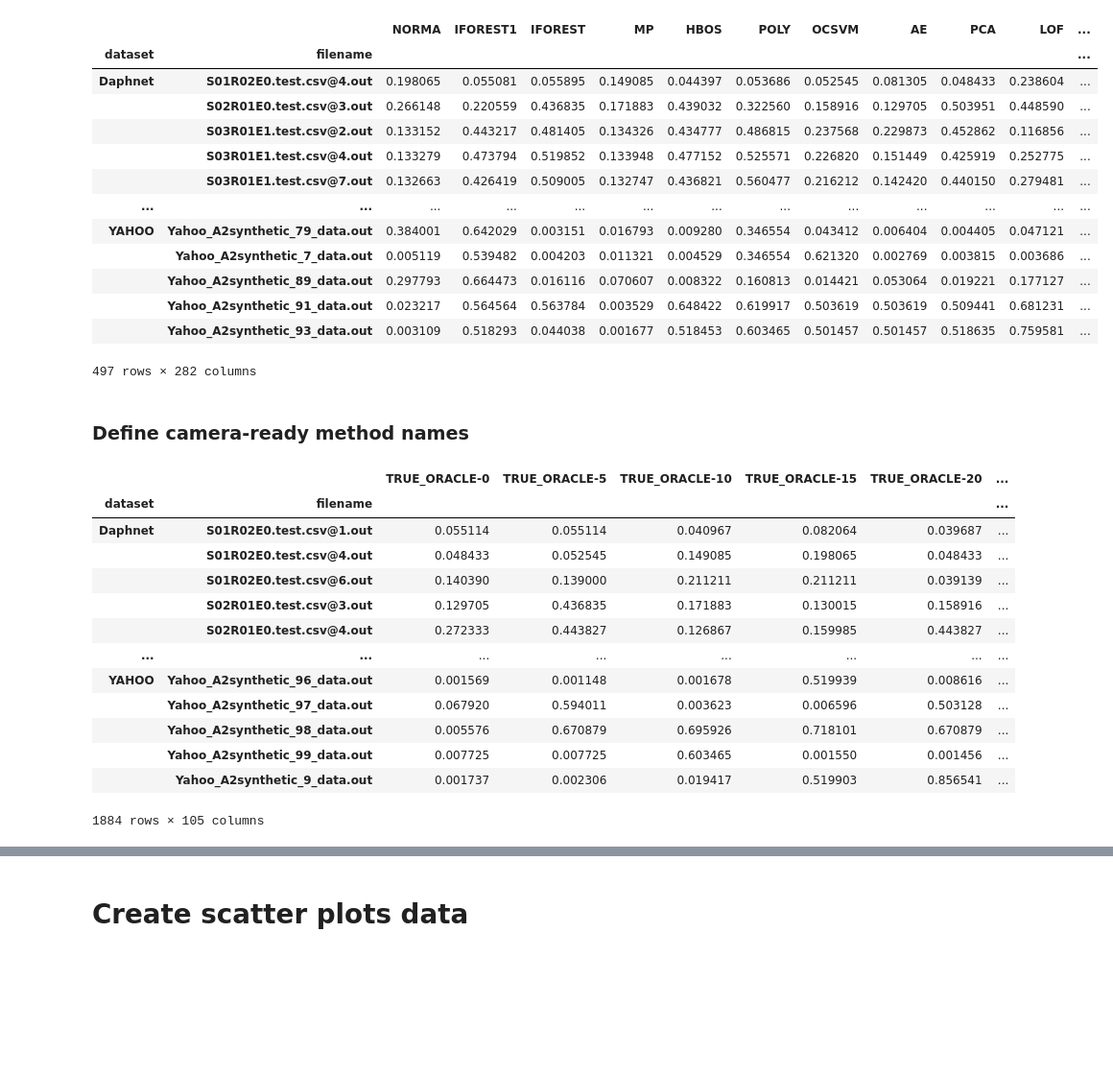
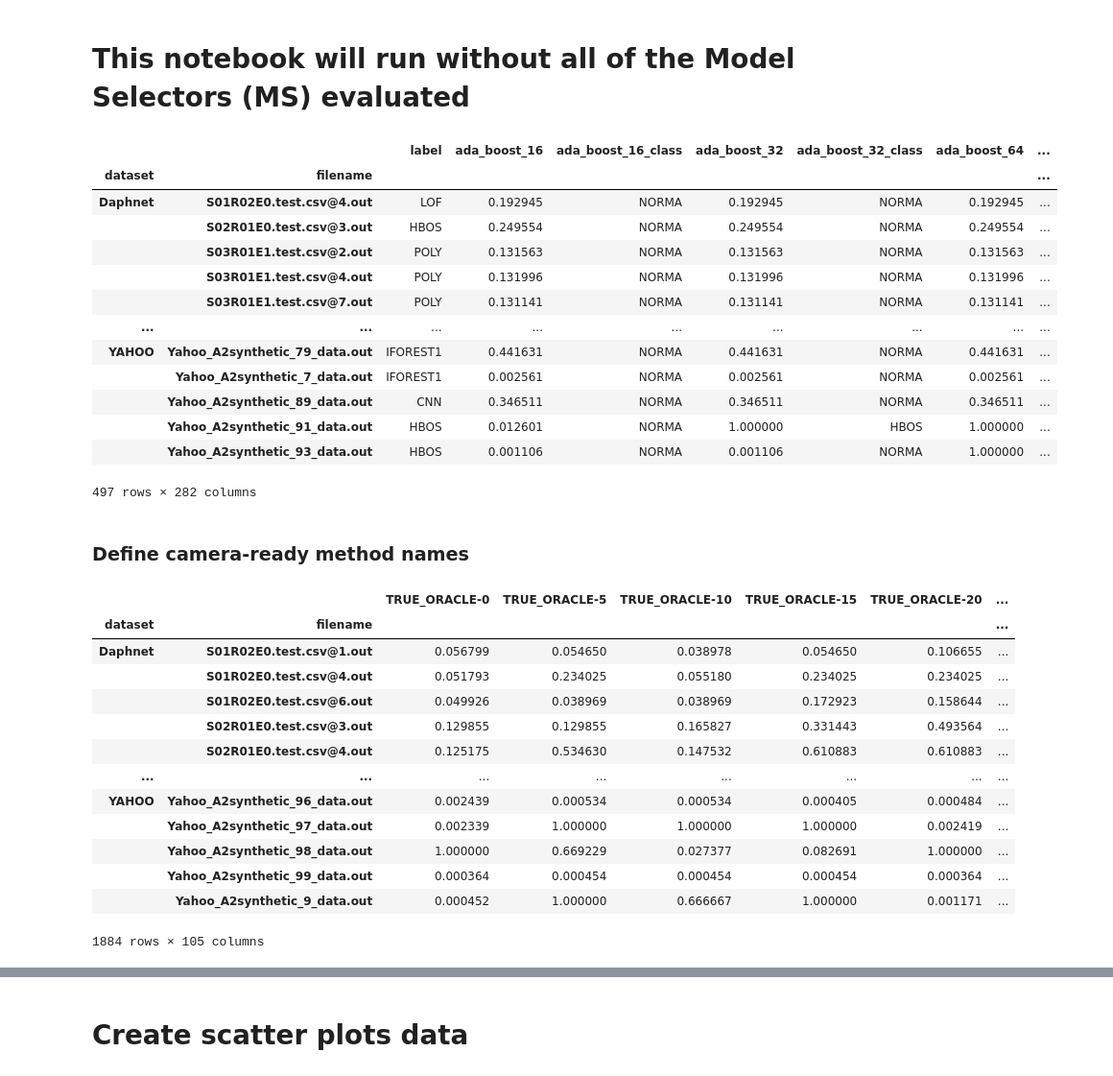
Before and after one commit to boniolp/MSAD, a Jupyter notebook: experiments/accuracy_analysis/accuracy_vs_detection.ipynb, the cells around one changed output, grey strips where cells are left out. Shown at 96% size. Drawn from its saved outputs; the diff is of its cells as text; code cells hidden in the pictures; blank space fills up the shorter version.

```diff
--- a/experiments/accuracy_analysis/accuracy_vs_detection.ipynb
+++ b/experiments/accuracy_analysis/accuracy_vs_detection.ipynb
@@ -1,3 +1,5 @@
+# %% [markdown]
+# This notebook will run without all of the Model Selectors (MS) evaluated
 # %%
 # Imports
 import pandas as pd
@@ -10,26 +12,30 @@ display(HTML("<style>.container { width:80% !important; }</style>"))
 sns.reset_defaults()
 # %%
 # Read file
-measure_name = 'VUS_PR'
-figure_path = '../../paper_submission_files/figures/{}.svg'
+measure_name = 'AUC_PR'
+# Uncomment this command and all plt.savefig(...) commands to save the generated figures
+# figure_path = 'dummy/path/{}.svg'
 
-df = pd.read_csv('../../results/accuracy/all_accuracy_{}.csv'.format(measure_name), index_col=0)
+df = pd.read_csv('../../results/accuracy/all_accuracy_{}.csv'.format(measure_name))
+if 'Unnamed: 0' in df.columns:
+    df = df.drop(labels='Unnamed: 0', axis=1)
+
 df = df.set_index(['dataset', 'filename'])
 df
 # %% [output]
-|  |  | NORMA | IFOREST1 | IFOREST | MP | HBOS | POLY | OCSVM | AE | PCA | LOF | ... |
-| dataset | filename |  |  |  |  |  |  |  |  |  |  | ... |
-| Daphnet | S01R02E0.test.csv@4.out | 0.198065 | 0.055081 | 0.055895 | 0.149085 | 0.044397 | 0.053686 | 0.052545 | 0.081305 | 0.048433 | 0.238604 | ... |
-|  | S02R01E0.test.csv@3.out | 0.266148 | 0.220559 | 0.436835 | 0.171883 | 0.439032 | 0.322560 | 0.158916 | 0.129705 | 0.503951 | 0.448590 | ... |
-|  | S03R01E1.test.csv@2.out | 0.133152 | 0.443217 | 0.481405 | 0.134326 | 0.434777 | 0.486815 | 0.237568 | 0.229873 | 0.452862 | 0.116856 | ... |
-|  | S03R01E1.test.csv@4.out | 0.133279 | 0.473794 | 0.519852 | 0.133948 | 0.477152 | 0.525571 | 0.226820 | 0.151449 | 0.425919 | 0.252775 | ... |
-|  | S03R01E1.test.csv@7.out | 0.132663 | 0.426419 | 0.509005 | 0.132747 | 0.436821 | 0.560477 | 0.216212 | 0.142420 | 0.440150 | 0.279481 | ... |
-| ... | ... | ... | ... | ... | ... | ... | ... | ... | ... | ... | ... | ... |
-| YAHOO | Yahoo_A2synthetic_79_data.out | 0.384001 | 0.642029 | 0.003151 | 0.016793 | 0.009280 | 0.346554 | 0.043412 | 0.006404 | 0.004405 | 0.047121 | ... |
-|  | Yahoo_A2synthetic_7_data.out | 0.005119 | 0.539482 | 0.004203 | 0.011321 | 0.004529 | 0.346554 | 0.621320 | 0.002769 | 0.003815 | 0.003686 | ... |
-|  | Yahoo_A2synthetic_89_data.out | 0.297793 | 0.664473 | 0.016116 | 0.070607 | 0.008322 | 0.160813 | 0.014421 | 0.053064 | 0.019221 | 0.177127 | ... |
-|  | Yahoo_A2synthetic_91_data.out | 0.023217 | 0.564564 | 0.563784 | 0.003529 | 0.648422 | 0.619917 | 0.503619 | 0.503619 | 0.509441 | 0.681231 | ... |
-|  | Yahoo_A2synthetic_93_data.out | 0.003109 | 0.518293 | 0.044038 | 0.001677 | 0.518453 | 0.603465 | 0.501457 | 0.501457 | 0.518635 | 0.759581 | ... |
+|  |  | label | ada_boost_16 | ada_boost_16_class | ada_boost_32 | ada_boost_32_class | ada_boost_64 | ... |
+| dataset | filename |  |  |  |  |  |  | ... |
+| Daphnet | S01R02E0.test.csv@4.out | LOF | 0.192945 | NORMA | 0.192945 | NORMA | 0.192945 | ... |
+|  | S02R01E0.test.csv@3.out | HBOS | 0.249554 | NORMA | 0.249554 | NORMA | 0.249554 | ... |
+|  | S03R01E1.test.csv@2.out | POLY | 0.131563 | NORMA | 0.131563 | NORMA | 0.131563 | ... |
+|  | S03R01E1.test.csv@4.out | POLY | 0.131996 | NORMA | 0.131996 | NORMA | 0.131996 | ... |
+|  | S03R01E1.test.csv@7.out | POLY | 0.131141 | NORMA | 0.131141 | NORMA | 0.131141 | ... |
+| ... | ... | ... | ... | ... | ... | ... | ... | ... |
+| YAHOO | Yahoo_A2synthetic_79_data.out | IFOREST1 | 0.441631 | NORMA | 0.441631 | NORMA | 0.441631 | ... |
+|  | Yahoo_A2synthetic_7_data.out | IFOREST1 | 0.002561 | NORMA | 0.002561 | NORMA | 0.002561 | ... |
+|  | Yahoo_A2synthetic_89_data.out | CNN | 0.346511 | NORMA | 0.346511 | NORMA | 0.346511 | ... |
+|  | Yahoo_A2synthetic_91_data.out | HBOS | 0.012601 | NORMA | 1.000000 | HBOS | 1.000000 | ... |
+|  | Yahoo_A2synthetic_93_data.out | HBOS | 0.001106 | NORMA | 0.001106 | NORMA | 1.000000 | ... |
 497 rows × 282 columns
 # %%
 # Set up methods' colors
@@ -184,17 +190,17 @@ oracles
 # %% [output]
 |  |  | TRUE_ORACLE-0 | TRUE_ORACLE-5 | TRUE_ORACLE-10 | TRUE_ORACLE-15 | TRUE_ORACLE-20 | ... |
 | dataset | filename |  |  |  |  |  | ... |
-| Daphnet | S01R02E0.test.csv@1.out | 0.055114 | 0.055114 | 0.040967 | 0.082064 | 0.039687 | ... |
-|  | S01R02E0.test.csv@4.out | 0.048433 | 0.052545 | 0.149085 | 0.198065 | 0.048433 | ... |
-|  | S01R02E0.test.csv@6.out | 0.140390 | 0.139000 | 0.211211 | 0.211211 | 0.039139 | ... |
-|  | S02R01E0.test.csv@3.out | 0.129705 | 0.436835 | 0.171883 | 0.130015 | 0.158916 | ... |
-|  | S02R01E0.test.csv@4.out | 0.272333 | 0.443827 | 0.126867 | 0.159985 | 0.443827 | ... |
+| Daphnet | S01R02E0.test.csv@1.out | 0.056799 | 0.054650 | 0.038978 | 0.054650 | 0.106655 | ... |
+|  | S01R02E0.test.csv@4.out | 0.051793 | 0.234025 | 0.055180 | 0.234025 | 0.234025 | ... |
+|  | S01R02E0.test.csv@6.out | 0.049926 | 0.038969 | 0.038969 | 0.172923 | 0.158644 | ... |
+|  | S02R01E0.test.csv@3.out | 0.129855 | 0.129855 | 0.165827 | 0.331443 | 0.493564 | ... |
+|  | S02R01E0.test.csv@4.out | 0.125175 | 0.534630 | 0.147532 | 0.610883 | 0.610883 | ... |
 | ... | ... | ... | ... | ... | ... | ... | ... |
-| YAHOO | Yahoo_A2synthetic_96_data.out | 0.001569 | 0.001148 | 0.001678 | 0.519939 | 0.008616 | ... |
-|  | Yahoo_A2synthetic_97_data.out | 0.067920 | 0.594011 | 0.003623 | 0.006596 | 0.503128 | ... |
-|  | Yahoo_A2synthetic_98_data.out | 0.005576 | 0.670879 | 0.695926 | 0.718101 | 0.670879 | ... |
-|  | Yahoo_A2synthetic_99_data.out | 0.007725 | 0.007725 | 0.603465 | 0.001550 | 0.001456 | ... |
-|  | Yahoo_A2synthetic_9_data.out | 0.001737 | 0.002306 | 0.019417 | 0.519903 | 0.856541 | ... |
+| YAHOO | Yahoo_A2synthetic_96_data.out | 0.002439 | 0.000534 | 0.000534 | 0.000405 | 0.000484 | ... |
+|  | Yahoo_A2synthetic_97_data.out | 0.002339 | 1.000000 | 1.000000 | 1.000000 | 0.002419 | ... |
+|  | Yahoo_A2synthetic_98_data.out | 1.000000 | 0.669229 | 0.027377 | 0.082691 | 1.000000 | ... |
+|  | Yahoo_A2synthetic_99_data.out | 0.000364 | 0.000454 | 0.000454 | 0.000454 | 0.000364 | ... |
+|  | Yahoo_A2synthetic_9_data.out | 0.000452 | 1.000000 | 0.666667 | 1.000000 | 0.001171 | ... |
 1884 rows × 105 columns
 # %%
 def oracle_to_plot(oracles, oracle_type, probs, style='--'):
```
Also changed, not shown: parts of 5 cells of this notebook, 3 other files.
